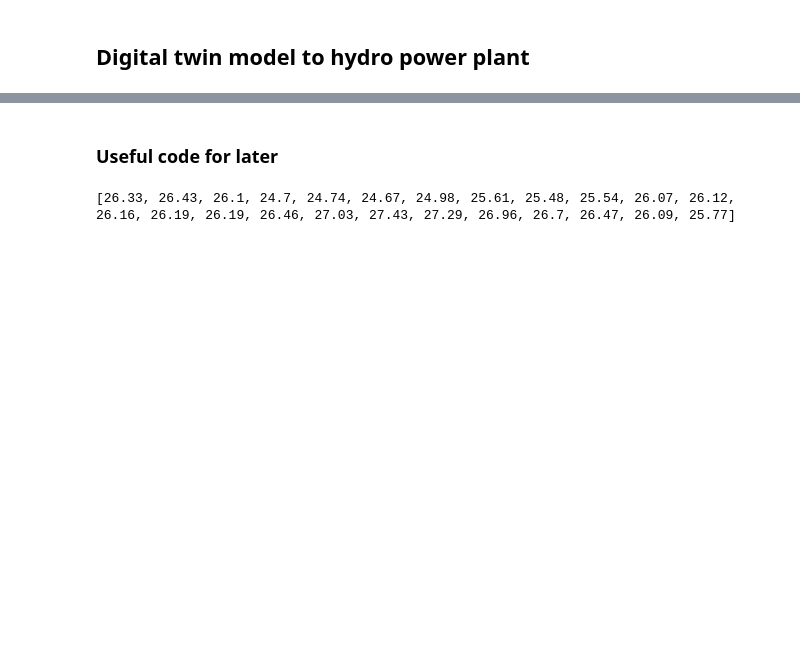
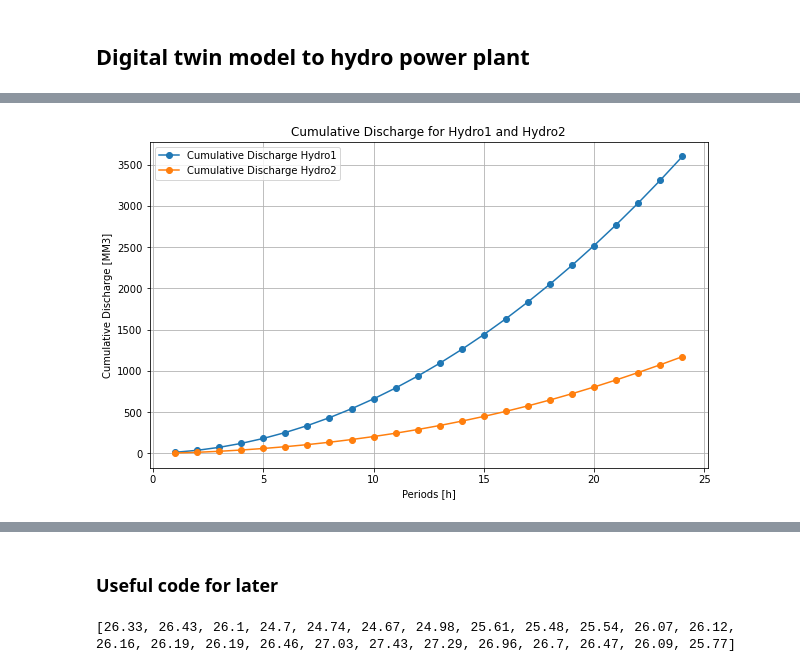
Before and after one commit to BenjaminTro/Preliminary-project, a Jupyter notebook: Hydro_power_plant.ipynb, the cells around one changed output, grey strips where cells are left out. Saved outputs shown, nothing was run; the diff lists cells and outputs as text; code cells hidden in the pictures; blank space fills up the shorter version.

```diff
--- a/Hydro_power_plant.ipynb
+++ b/Hydro_power_plant.ipynb
@@ -257,0 +629,23 @@ ValueError: No value for uninitialized NumericValue object p[Hydro1,1]
+# %%
+# Create empty lists to store cumulative discharge values
+cumulative_q_hydro1 = []
+cumulative_q_hydro2 = []
+
+# Iterate over the periods to calculate cumulative discharge for Hydro1 and Hydro2
+for j in model.periods:
+    cumulative_q_hydro1.append(sum(model.cumulative_q['Hydro1', k].value for k in range(1, j + 1)))
+    cumulative_q_hydro2.append(sum(model.cumulative_q['Hydro2', k].value for k in range(1, j + 1)))
+
+# Plot cumulative discharge for Hydro1 and Hydro2
+plt.figure(figsize=(10, 6))
+plt.plot(model.periods, cumulative_q_hydro1, label='Cumulative Discharge Hydro1', linestyle='-', marker='o')
+plt.plot(model.periods, cumulative_q_hydro2, label='Cumulative Discharge Hydro2', linestyle='-', marker='o')
+
+plt.xlabel('Periods [h]')
+plt.ylabel('Cumulative Discharge [MM3]')
+plt.legend()
+plt.grid(True)
+plt.title('Cumulative Discharge for Hydro1 and Hydro2')
+plt.show()
+# %% [output]
+[figure, added]
```
Also changed, not shown: parts of 13 cells of this notebook, 1 other file.
